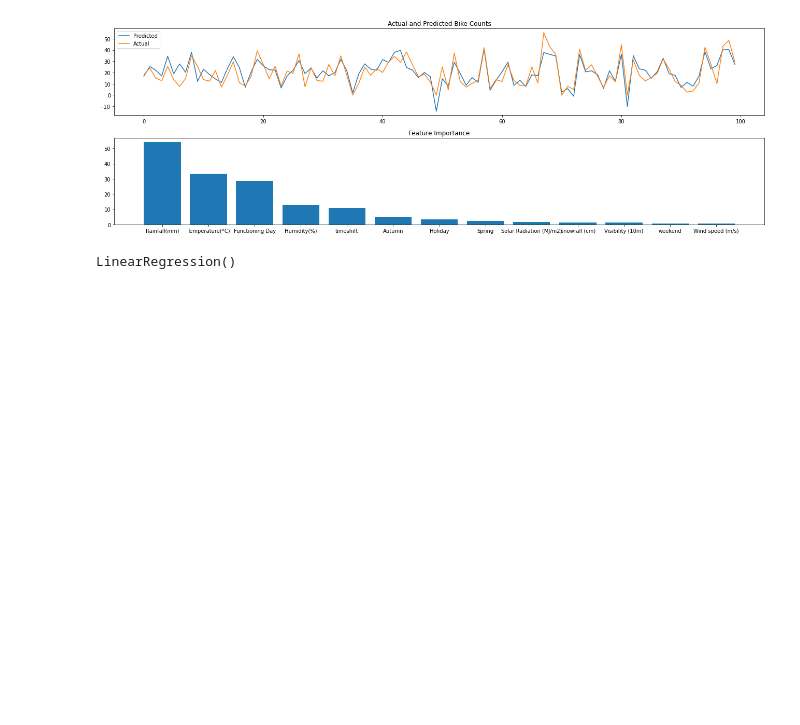
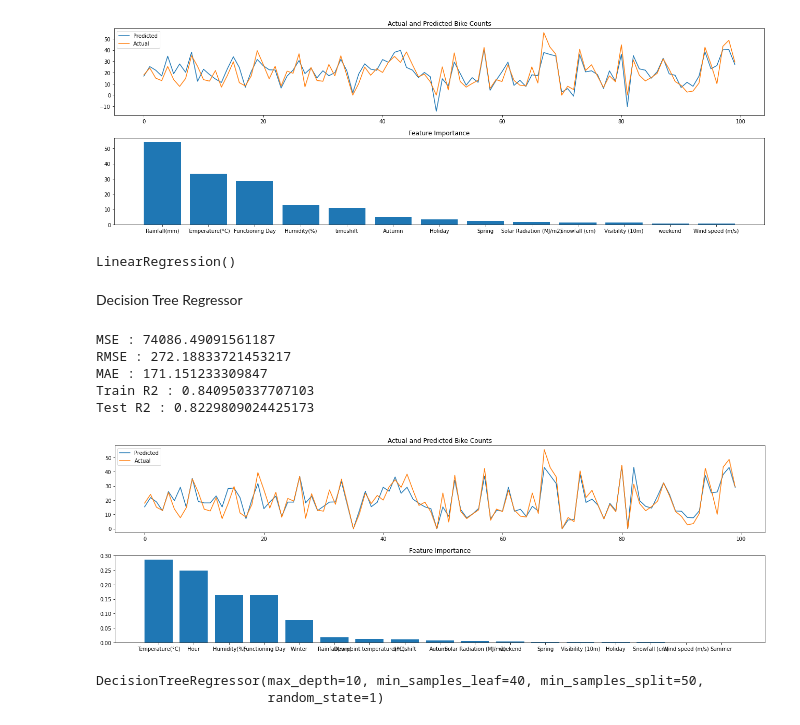
Before and after one commit to Nikkiie/Bike-sharing-demand-prediction-Cap-2-, a Jupyter notebook: Individual_colab_bike_sharing_demand_pred.ipynb, the cells around one changed output. Drawn from its saved outputs; the diff is of its cells as text; code cells hidden in the pictures; blank space fills up the shorter version.

```diff
--- a/Individual_colab_bike_sharing_demand_pred.ipynb
+++ b/Individual_colab_bike_sharing_demand_pred.ipynb
@@ -489,3 +527,33 @@ Train R2 : 0.6284278727604089
 Test R2 : 0.6366361999936747
 [figure]
 LinearRegression()
+# %% [markdown]
+Decision Tree Regressor
+# %%
+# Splitting the data into train and test by redefining X
+X = scaler.fit_transform(df[features])
+X_train, X_test, y_train, y_test = train_test_split( X,y , test_size = 0.2, random_state = 0)
+# %%
+# Regressor
+regressor = DecisionTreeRegressor(random_state=1)
+
+# HYperparameter Grid
+grid = {'max_depth' : max_depth,
+        'min_samples_split' : min_samples_split,
+        'min_samples_leaf' : min_samples_leaf}
+
+# GridSearch to find the best parameters
+dt = GridSearchCV(regressor, param_grid = grid, scoring = 'neg_mean_squared_error', cv=5)
+dt.fit(X_train, y_train)
+
+# Analysing the model with best set of parametes
+analyse_model(dt.best_estimator_, X_train, X_test, y_train, y_test)
+# %% [output]
+MSE : 74086.49091561187
+RMSE : 272.18833721453217
+MAE : 171.151233309847
+Train R2 : 0.840950337707103
+Test R2 : 0.8229809024425173
+[figure, added]
+DecisionTreeRegressor(max_depth=10, min_samples_leaf=40, min_samples_split=50,
+                      random_state=1)
```
Also changed, not shown: parts of 10 cells of this notebook.
